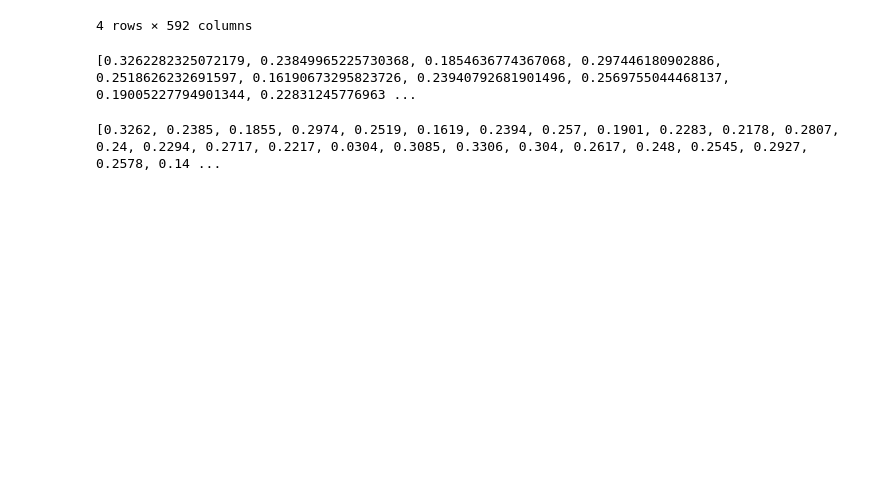
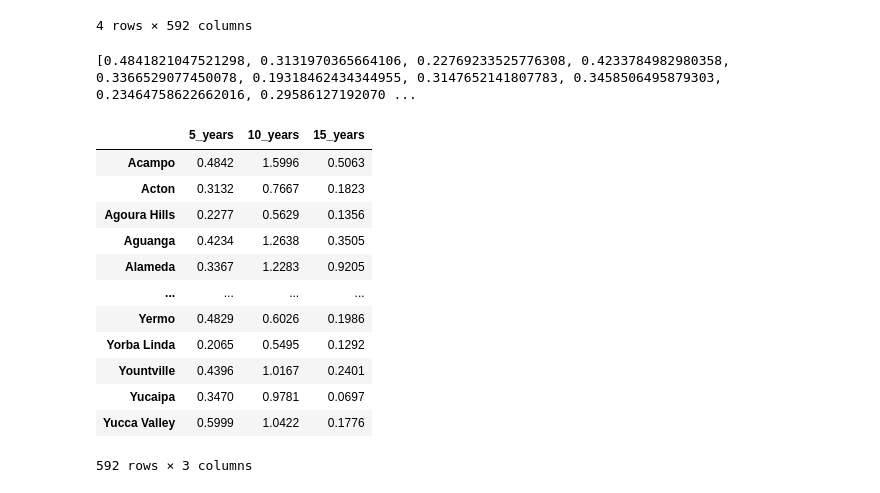
Before and after one commit to mightlee123/Project-2, a Jupyter notebook: Project_2.ipynb, the cells around one changed output. Saved outputs shown, nothing was run; the diff lists cells and outputs as text; code cells hidden in the pictures; blank space fills up the shorter version.

```diff
--- a/Project_2.ipynb
+++ b/Project_2.ipynb
@@ -99,12 +117,12 @@ five_years=[]
 ten_years=[]
 fifteen_years=[]
 for city in city_list:
-    five_years.append((percent_change_df[city][3]-percent_change_df[city][2])/percent_change_df[city][3])
-    ten_years.append((percent_change_df[city][3]-percent_change_df[city][1])/percent_change_df[city][3])
-    fifteen_years.append((percent_change_df[city][3]-percent_change_df[city][0])/percent_change_df[city][3])
+    five_years.append((percent_change_df[city][3]-percent_change_df[city][2])/percent_change_df[city][2])
+    ten_years.append((percent_change_df[city][3]-percent_change_df[city][1])/percent_change_df[city][1])
+    fifteen_years.append((percent_change_df[city][3]-percent_change_df[city][0])/percent_change_df[city][0])
 print (five_years,ten_years,fifteen_years)
 # %% [output]
-[0.3262282325072179, 0.23849965225730368, 0.1854636774367068, 0.297446180902886, 0.2518626232691597, 0.16190673295823726, 0.23940792681901496, 0.2569755044468137, 0.19005227794901344, 0.22831245776963 ...
+[0.4841821047521298, 0.3131970365664106, 0.22769233525776308, 0.4233784982980358, 0.3366529077450078, 0.19318462434344955, 0.3147652141807783, 0.3458506495879303, 0.23464758622662016, 0.29586127192070 ...
 # %%
 #five years
 five_years_array=np.array(five_years)
@@ -118,14 +136,26 @@ ten_years_rounded=list(round_to_thousands_10)
 fifteen_years_array=np.array(fifteen_years)
 round_to_thousands_15=np.around(fifteen_years_array,4)
 fifteen_years_rounded=list(round_to_thousands_15)
-# %% [output]
-[0.3262, 0.2385, 0.1855, 0.2974, 0.2519, 0.1619, 0.2394, 0.257, 0.1901, 0.2283, 0.2178, 0.2807, 0.24, 0.2294, 0.2717, 0.2217, 0.0304, 0.3085, 0.3306, 0.304, 0.2617, 0.248, 0.2545, 0.2927, 0.2578, 0.14 ...
 # %%
 #perchange of 5, 10, 15 years in prices
 index_names=["5_years","10_years","15_years"]
 growth_df=pd.DataFrame(index=index_names)
 for i in range(len(city_list)):
     growth_df[city_list[i]]=[five_years_rounded[i] , ten_years_rounded[i] , fifteen_years_rounded[i]]
 #save as csv
-file_path=Path("Resources/5_10_15_years")
-growth_df.to_csv(file_path)
+growth_df=growth_df.transpose()
+growth_df
+# %% [output]
+|  | 5_years | 10_years | 15_years |
+| Acampo | 0.4842 | 1.5996 | 0.5063 |
+| Acton | 0.3132 | 0.7667 | 0.1823 |
+| Agoura Hills | 0.2277 | 0.5629 | 0.1356 |
+| Aguanga | 0.4234 | 1.2638 | 0.3505 |
+| Alameda | 0.3367 | 1.2283 | 0.9205 |
+| ... | ... | ... | ... |
+| Yermo | 0.4829 | 0.6026 | 0.1986 |
+| Yorba Linda | 0.2065 | 0.5495 | 0.1292 |
+| Yountville | 0.4396 | 1.0167 | 0.2401 |
+| Yucaipa | 0.3470 | 0.9781 | 0.0697 |
+| Yucca Valley | 0.5999 | 1.0422 | 0.1776 |
+592 rows × 3 columns
```
Also changed, not shown: parts of 1 cell of this notebook.
